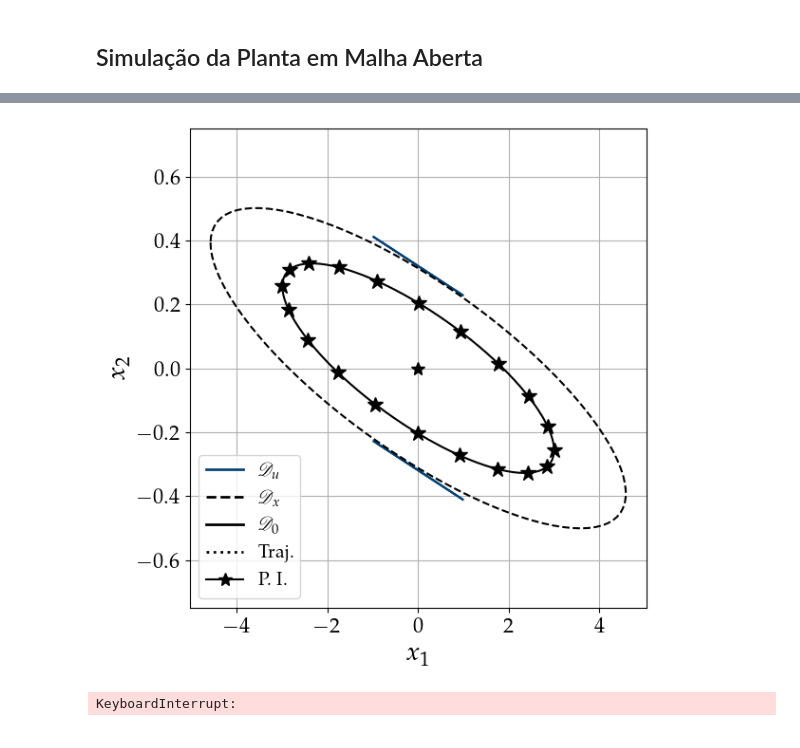
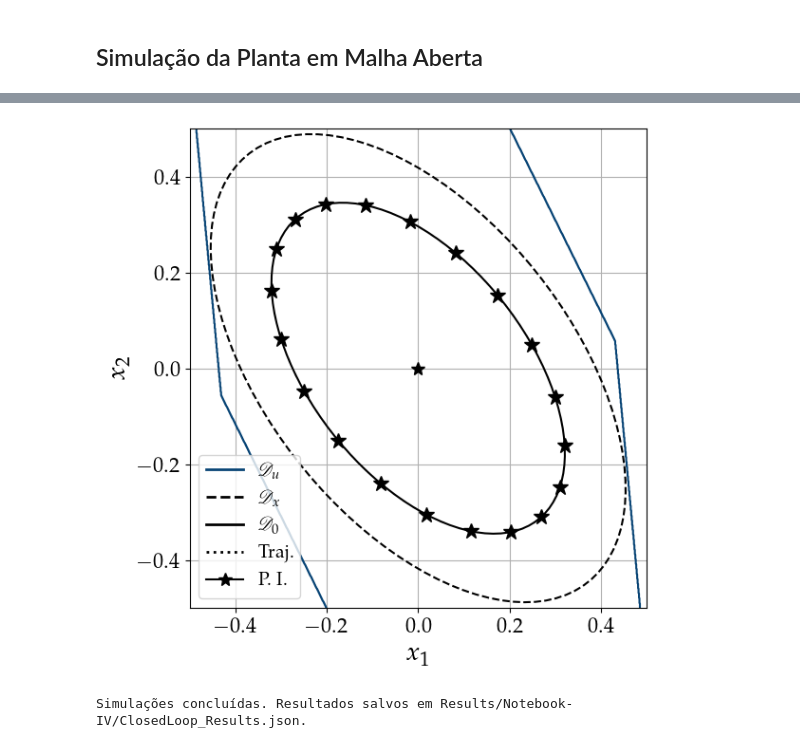
Before and after one commit to andel-vitorio/event-based-control, a Jupyter notebook: Notebooks/PETC for LPV Systems/IV - AETM, Saturated and Perturbed System.ipynb, the cells around one changed output, grey strips where cells are left out. Cells and saved outputs as stored; diff of their text form; code cells hidden in the pictures.

```diff
--- a/Notebooks/PETC for LPV Systems/IV - AETM, Saturated and Perturbed System.ipynb
+++ b/Notebooks/PETC for LPV Systems/IV - AETM, Saturated and Perturbed System.ipynb
@@ -69,10 +69,10 @@ LaTeX has been enabled for text rendering.
 
 
 simulation_step = 1e-4
-simulation_time = 30
+simulation_time = 20
 timepts = np.arange(0, simulation_time + simulation_step, simulation_step)
 
-sys = nm.StateSpaceSystem("Systems Datas.json", "Oliveira2025",
+sys = nm.StateSpaceSystem("Systems Datas.json", "Abdullah2009",
                     simulation_time=simulation_time)
 system_labels = sys.get_labels()
 
@@ -158,7 +158,7 @@ if not any(param_deps.values()) and not any(dist_deps.values()):
       # Adiciona barras horizontais só para parâmetros (section == "parameters")
       if section == "parameters":
         # Os limites são obtidos pelo índice '1' do seu JSON
-        bounds = rho_bounds.get('1', None)
+        bounds = rho_bounds.get(f'{i+1}', None)
         if bounds:
             ymin, ymax = bounds
             ax.axhline(y=ymin, color='red', linestyle='--', linewidth=1.5, label='Lower Bound')
@@ -515,11 +515,11 @@ def solve_problem(
 # %%
 # Definição inicial das variáveis
 Ξ = Ψ = K = L1 = P = γ = β = None
-σ_til = 100
-δinv = 1e-12
+σ_til = 95
+δinv = 1e-1
 
 # Parâmetros e resolução do problema
-h, υ, ε_γ, δ = 10e-3, 1e-3, 1e-12, 1. / δinv
+h, υ, ε_γ, δ = 1e-3, 1e-2, 1e-1, 1. / δinv
 prob_res = solve_problem(h=h, υ=υ, δ=δ, ε_γ=ε_γ, σ_til=σ_til, eps=1e-5)
 
 if prob_res is not None:
@@ -548,8 +555,8 @@ Problema não é factível!
 fig, ax = plt.subplots(1, 1, figsize=(6., 6.))
 
 # Definindo intervalo de plotagem
-x1_range = (-1, 1)
-x2_range = (-.75, .75)
+x1_range = (-0.5, 0.5)
+x2_range = (-0.5, 0.5)
 num_points = 20
 
 # a_q = nm.get_vertices(x_bounds)
@@ -573,7 +580,7 @@ ax.contour(X, Y, Du_region, colors='#084475', linewidths=1.5)
 X0_list = nm.ellipsoid_boundary_points(P, 1, num_points)
 plt.plot(X0_list[0], X0_list[1], '*',
          linestyle='None', c='black', markersize=12)
-X0_list = np.hstack((np.array([[-0.27199969], [-0.15230591]]), X0_list))
+X0_list = np.hstack((np.array([[-0.20346692],  [0.33822176]]), X0_list))
 
 D0 = nm.get_ellipsoid_boundary(P, 1)
 plt.plot(D0['x1_vals'], D0['x2_vals'],
@@ -581,34 +588,34 @@ plt.plot(D0['x1_vals'], D0['x2_vals'],
 
 μ_inv = 1. + (1. / (γ * δ))
 Dx = nm.get_ellipsoid_boundary(P, μ_inv)
 plt.plot(Dx['x1_vals'], Dx['x2_vals'],
          'k--', label='')
 
 # Ajustes finais de layout
 ax.set_xlabel("$x_1$", fontsize=20)
 ax.set_ylabel("$x_2$", fontsize=20)
 ax.tick_params(axis='both', labelsize=16)
 
 ax.grid(True)
 
 # Legendas
 elements = [
     ('line', {'color': '#084475', 'linestyle': '-', 'linewidth': 2.0}),
     ('line', {'color': 'black', 'linestyle': '--', 'linewidth': 2.}),
     ('line', {'color': 'black', 'linestyle': '-', 'linewidth': 2.}),
     ('line', {'color': 'black', 'linestyle': ':', 'linewidth': 2.}),
     ('marker', {'marker': '*', 'color': 'black', 'markersize': 10})
 ]
 
 labels = [r'$\mathscr{D}_u$', r'$\mathscr{D}_x$', r'$\mathscr{D}_0$',
           'Traj.', 'P. I.']
 
 gph.create_custom_legend(ax, elements, labels)
 
 # Exibir o gráfico
 plt.tight_layout()
 # %% [output]
-[figure, old version]
+[figure, new version]
 # %%
 def closedloop_simulation(x0, σ0, T_s):
 
@@ -694,8 +701,8 @@ def closedloop_simulation(x0, σ0, T_s):
 # Nome do arquivo de experimento
 experiment_name = "Results/Notebook-IV/ClosedLoop_Results.json"
 
-force_simulation = True
-simulations_amount = 1
+force_simulation = False
+simulations_amount = 21
 
 # Estrutura para armazenar os resultadosevent_times
 results_clsim = {
@@ -738,7 +745,7 @@ if os.path.exists(experiment_name) and not force_simulation:
 else:
   def get_trajectories(i):
     x0 = np.array([[X0_list[0][i]], [X0_list[1][i]]])
-    σ0 = 0.1
+    σ0 = 0.01
 
     y, uc, σ, event_times = closedloop_simulation(
         x0, σ0, T_s=simulation_step)
@@ -771,5 +778,5 @@ else:
 
   print(f"Simulações concluídas. Resultados salvos em {experiment_name}.")
 # %% [output]
-KeyboardInterrupt:
+Simulações concluídas. Resultados salvos em Results/Notebook-IV/ClosedLoop_Results.json.
 # %%
```
Also changed, not shown: parts of 6 cells of this notebook, 1 other file.
